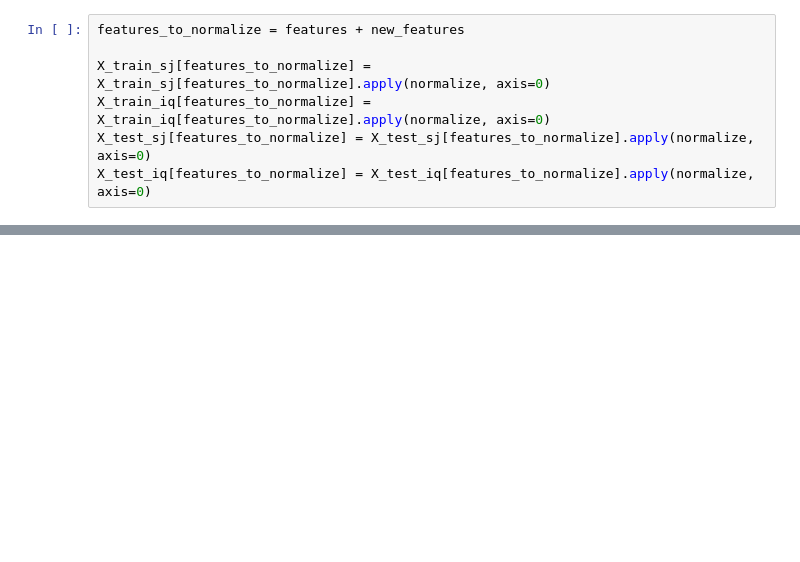
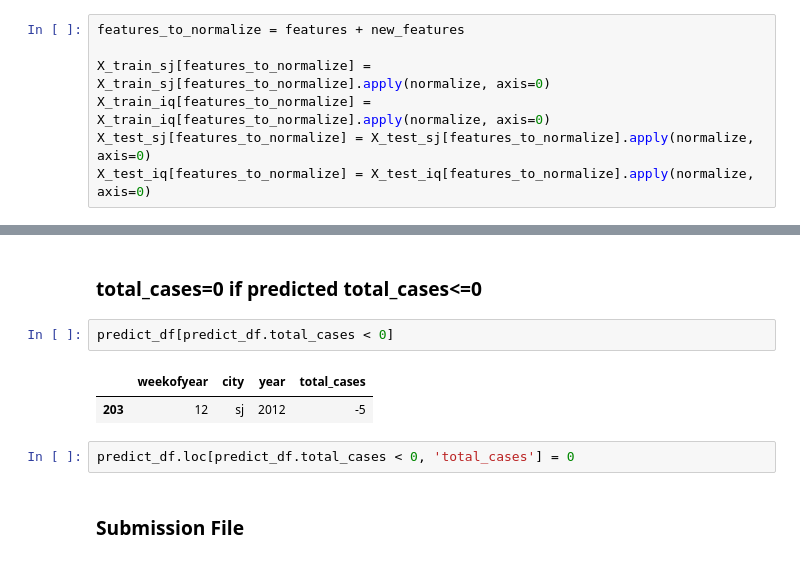
Before and after one commit to Dinuka77/DengAI, a Jupyter notebook: MultiModel.ipynb, the cells around one changed output, grey strips where cells are left out. Cells and saved outputs as stored; diff of their text form; blank space fills up the shorter version.

```diff
--- a/MultiModel.ipynb
+++ b/MultiModel.ipynb
@@ -385,0 +625,11 @@ y_cross_iq: (104, 1)
+# %% [markdown]
+### total_cases=0 if predicted total_cases<=0
+# %%
+predict_df[predict_df.total_cases < 0]
+# %% [output]
+|  | weekofyear | city | year | total_cases |
+| 203 | 12 | sj | 2012 | -5 |
+# %%
+predict_df.loc[predict_df.total_cases < 0, 'total_cases'] = 0
+# %% [markdown]
+### Submission File
```
Also changed, not shown: parts of 74 cells of this notebook, 2 other files.
